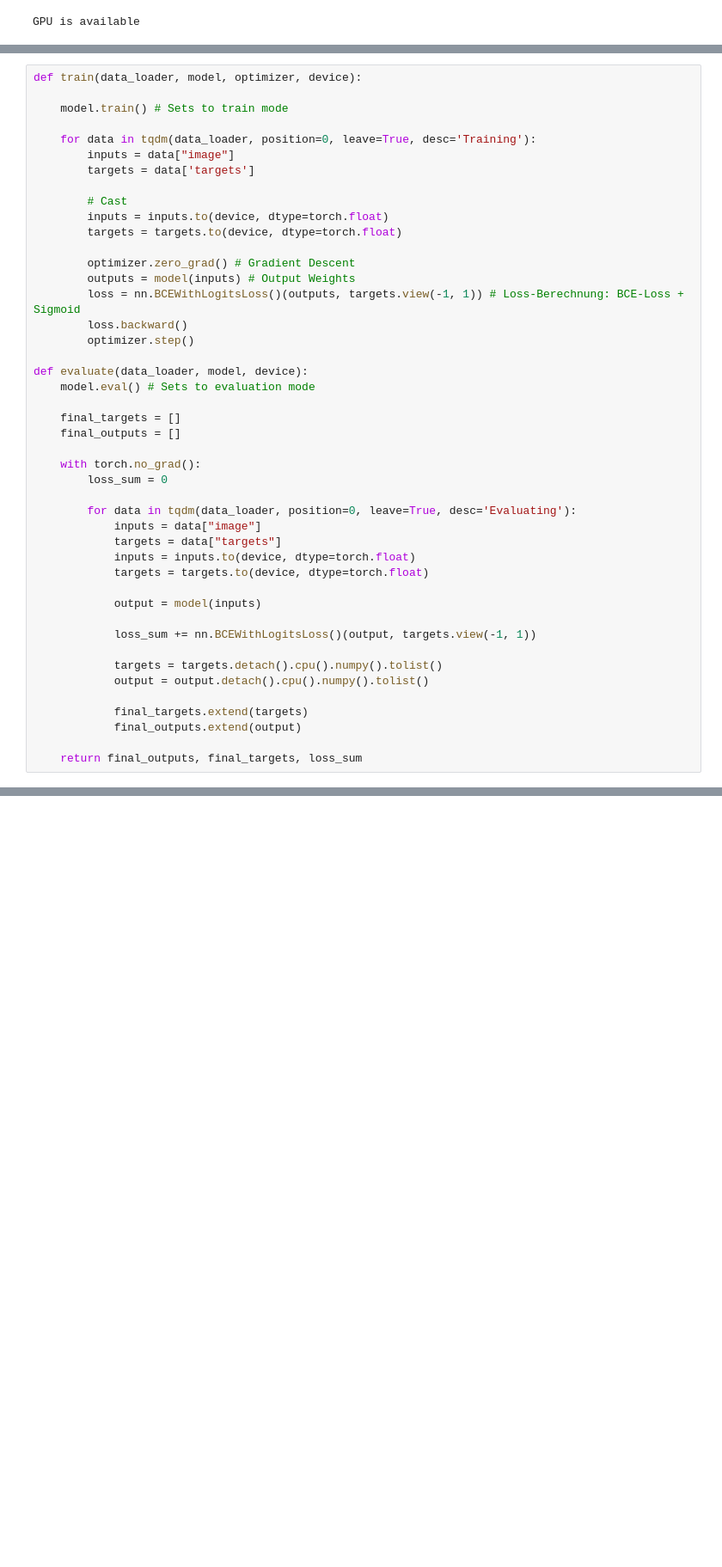
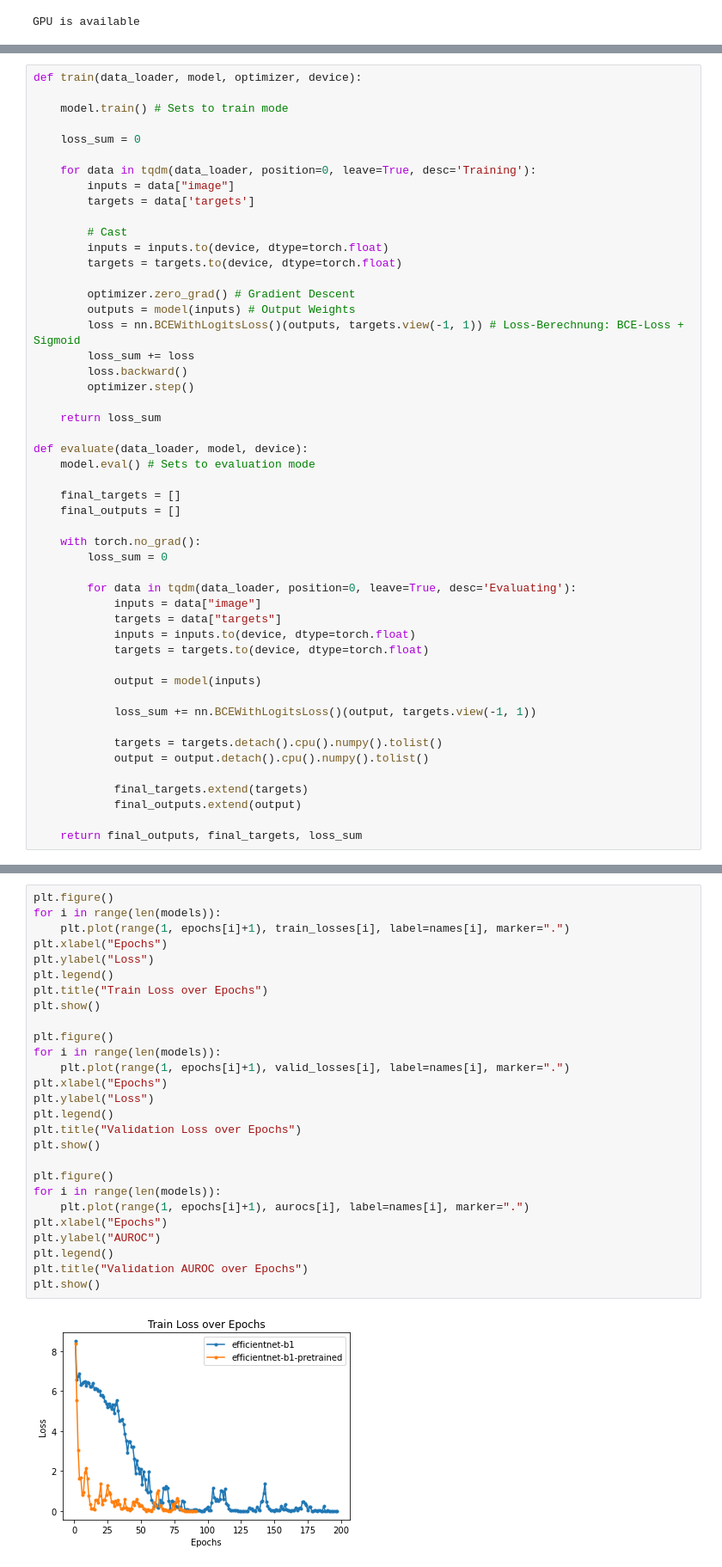
Before and after one commit to babreufig/seti-breakthrough-listen, a Jupyter notebook: modelCompare.ipynb, the cells around one changed output, grey strips where cells are left out. Shown: that part at 86% size. Saved outputs shown, nothing was run; the diff lists cells and outputs as text; blank space fills up the shorter version.

```diff
--- a/modelCompare.ipynb
+++ b/modelCompare.ipynb
@@ -111,6 +115,8 @@ class enetv2(nn.Module):
 def train(data_loader, model, optimizer, device):
 
     model.train() # Sets to train mode
+
+    loss_sum = 0
 
     for data in tqdm(data_loader, position=0, leave=True, desc='Training'):
         inputs = data["image"]
@@ -123,8 +129,11 @@ def train(data_loader, model, optimizer, device):
         optimizer.zero_grad() # Gradient Descent
         outputs = model(inputs) # Output Weights
         loss = nn.BCEWithLogitsLoss()(outputs, targets.view(-1, 1)) # Loss-Berechnung: BCE-Loss + Sigmoid
+        loss_sum += loss
         loss.backward()
         optimizer.step()
+
+    return loss_sum
 
 def evaluate(data_loader, model, device):
     model.eval() # Sets to evaluation mode
@@ -359,0 +261,29 @@ import copy
+# %%
+plt.figure()
+for i in range(len(models)):
+    plt.plot(range(1, epochs[i]+1), train_losses[i], label=names[i], marker=".")
+plt.xlabel("Epochs")
+plt.ylabel("Loss")
+plt.legend()
+plt.title("Train Loss over Epochs")
+plt.show()
+
+plt.figure()
+for i in range(len(models)):
+    plt.plot(range(1, epochs[i]+1), valid_losses[i], label=names[i], marker=".")
+plt.xlabel("Epochs")
+plt.ylabel("Loss")
+plt.legend()
+plt.title("Validation Loss over Epochs")
+plt.show()
+
+plt.figure()
+for i in range(len(models)):
+    plt.plot(range(1, epochs[i]+1), aurocs[i], label=names[i], marker=".")
+plt.xlabel("Epochs")
+plt.ylabel("AUROC")
+plt.legend()
+plt.title("Validation AUROC over Epochs")
+plt.show()
+# %% [output]
+[figure, added]
```
Also changed, not shown: parts of 11 cells of this notebook, 6 other files.
